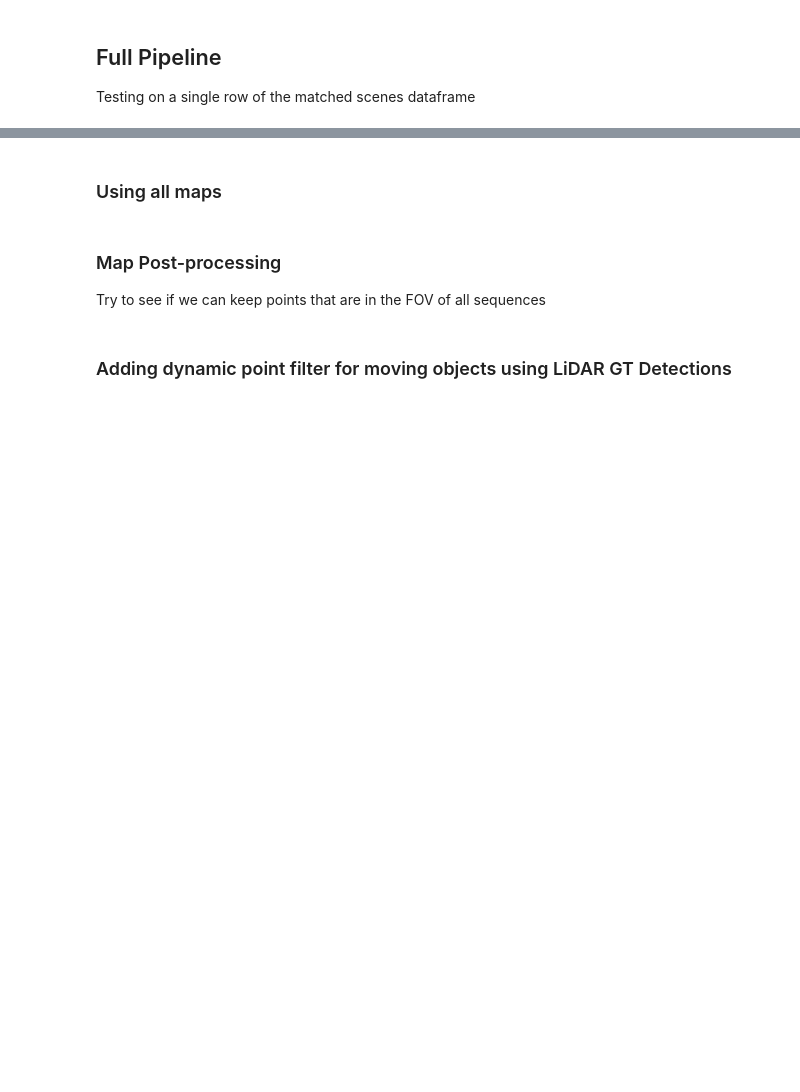
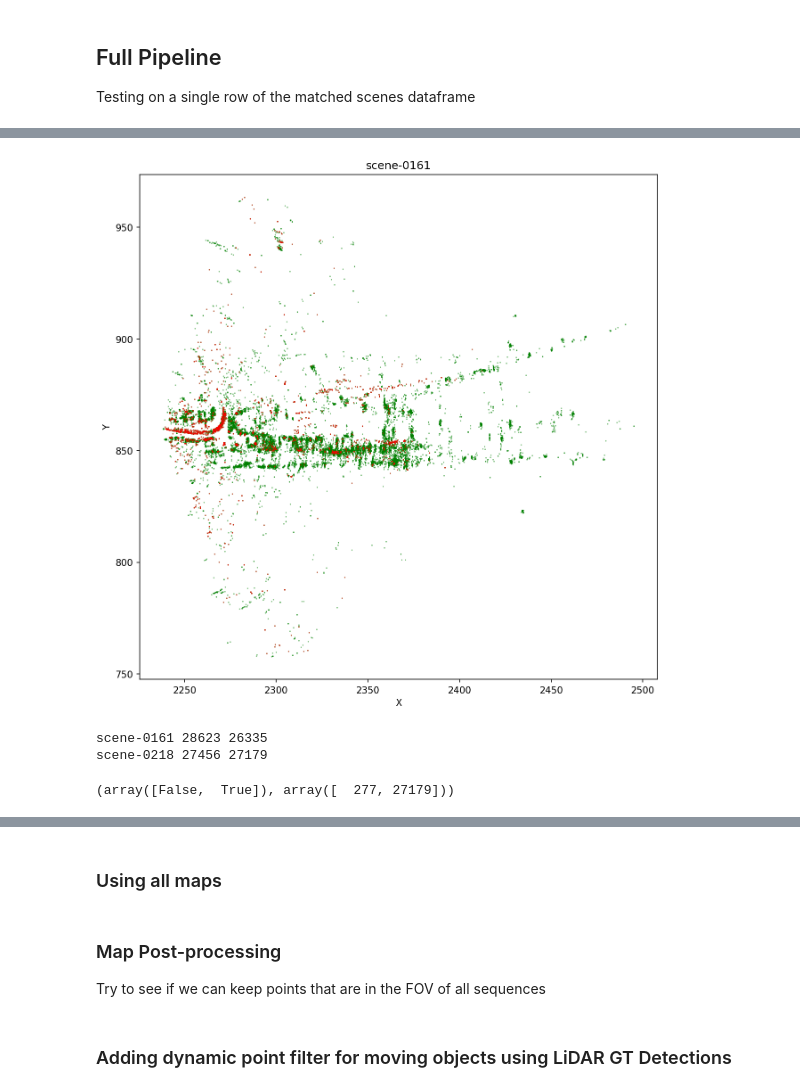
Before and after one commit to umairkhawaja/radar_auto_labeler, a Jupyter notebook: notebooks/test_pipeline.ipynb, the cells around one changed output, grey strips where cells are left out. Saved outputs shown, nothing was run; the diff lists cells and outputs as text; code cells hidden in the pictures; blank space fills up the shorter version.

```diff
--- a/notebooks/test_pipeline.ipynb
+++ b/notebooks/test_pipeline.ipynb
@@ -1010,0 +110,4 @@ def create_filtered_maps_with_radius(scene_poses_dict, scene_pointclouds_dict, t
+# %%
+scene_pointclouds = {name : [dl[i][0] for i in range(dl.num_readings)] for name,dl in dataloaders.items()}
+scene_calibs = {name : [dl[i][1] for i in range(dl.num_readings)] for name,dl in dataloaders.items()}
+scene_poses = {name: dl.global_poses for name,dl in dataloaders.items()}
@@ -1011,3 +192,34 @@ def create_filtered_maps_with_radius(scene_poses_dict, scene_pointclouds_dict, t
+# %%
+def plot_dpr_masks(scene, map_pcl, mask):
+    plt.figure(figsize=(10, 10))
+
+    plt.scatter(map_pcl[:, 0], map_pcl[:, 1], s=0.25, label='static', c='green', alpha=0.5)
+    dpr_map = map_pcl[:len(mask)]
+    dpr_map = dpr_map[~mask]
+    plt.scatter(dpr_map[:, 0], dpr_map[:, 1], s=0.25, label='dynamic', c='red', alpha=0.5)
+    plt.title(scene)
+    plt.xlabel('X')
+    plt.ylabel('Y')
+# %%
+scene_name = ref_scene_name
+plot_dpr_masks(scene_name, scene_maps[scene_name], scene_dpr_masks[scene_name])
+# %% [output]
+[figure, added]
+# %%
+dpr_scene_maps = {}
+for name in scene_maps:
+    indices = scene_dpr_masks[name]
+    map_pcl = scene_maps[name]
+    filtered_map_pcl = map_pcl[indices]
+    print(name, len(map_pcl), len(filtered_map_pcl))
+    dpr_scene_maps[name] = filtered_map_pcl
+# %% [output]
+scene-0161 28623 26335
+scene-0218 27456 27179
+# %%
+np.unique(indices, return_counts=True)
+# %% [output]
+(array([False,  True]), array([  277, 27179]))
 # %%
 import matplotlib.pyplot as plt
 import numpy as np
```
Also changed, not shown: parts of 38 cells of this notebook, 3 other files.
